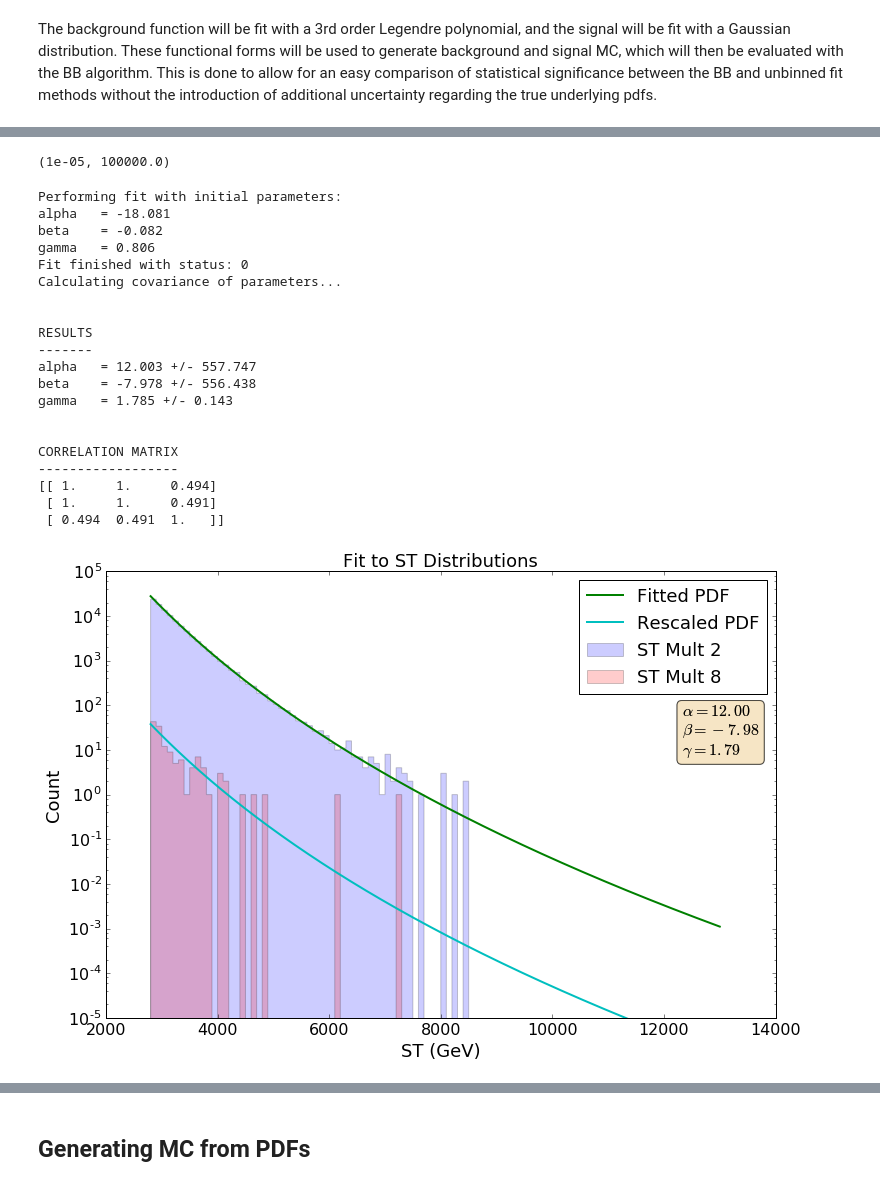
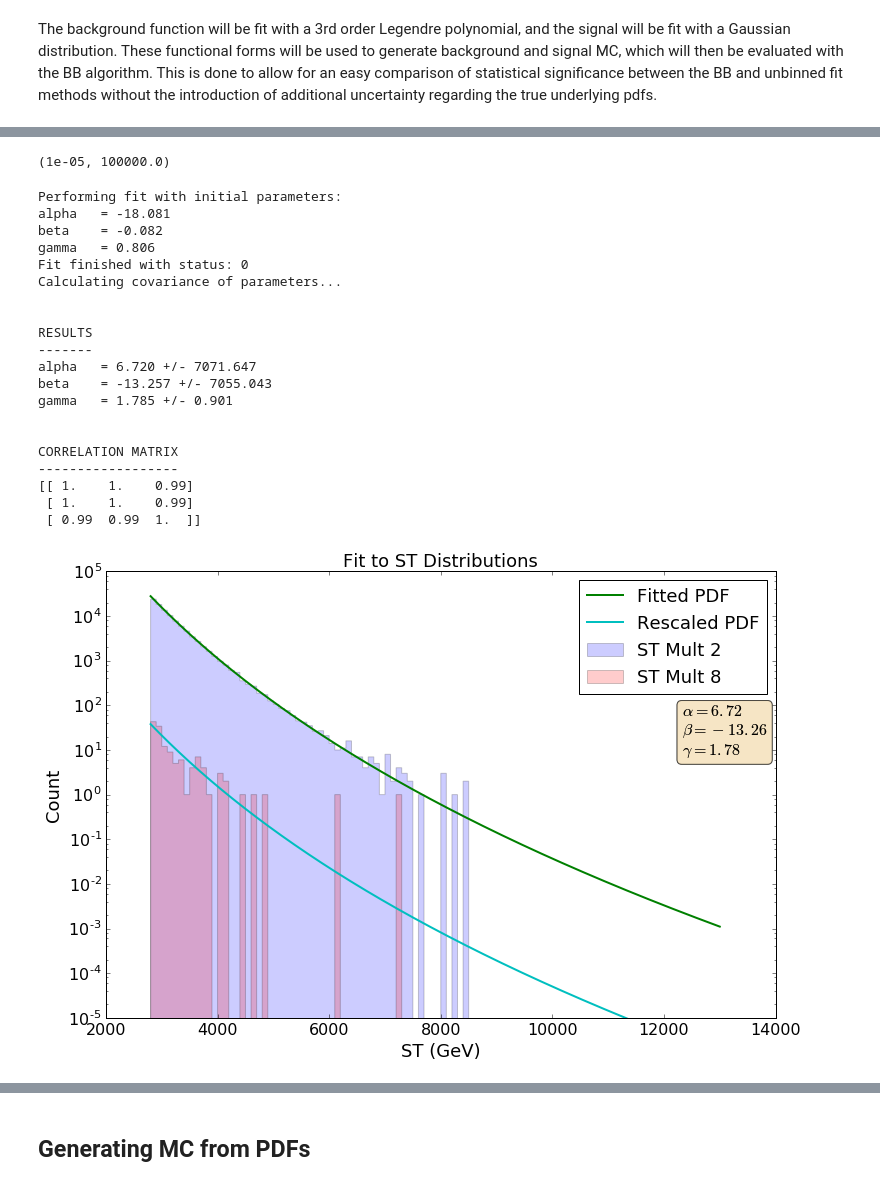
Before and after one commit to pollackscience/BayesianBlocks, a Jupyter notebook: bb/hep/bh_writeup.ipynb, the cells around one changed output, grey strips where cells are left out. Saved outputs shown, nothing was run; the diff lists cells and outputs as text; code cells hidden in the pictures.

```diff
--- a/bb/hep/bh_writeup.ipynb
+++ b/bb/hep/bh_writeup.ipynb
@@ -55,43 +55,43 @@ ax.set_ylim(ymin=0.1)
 # %%
 bg_model = ff.Model(bh_tools.bg_pdf, ['alpha', 'beta', 'gamma'])
-bg_model.set_bounds([(-20, 20), (-10, 10), (-10,10)])
+bg_model.set_bounds([(-200, 200), (-100, 100), (-100,100)])
 #bg_model.set_bounds([(-200, 200), (-100,100)])
 bg_fitter = ff.NLLFitter(bg_model, data_bg_mul2, min_algo='SLSQP')
 bg_result = bg_fitter.fit([-1.80808e+01, -8.21174e-02, 8.06289e-01])
 #bg_result = bg_fitter.fit([-1.80808e+01, 8.06289e-01])
 
 textstr = (r'$\alpha={0:.2f}$''\n'r'$\beta={1:.2f}$''\n'r'$\gamma={2:.2f}$').format(*bg_result.x)
 #textstr = ('$a_1={0:.2f}$\n$a_2={1:.2f}$').format(*bg_result.x)
 ax = make_fit_plot(data_bg_mul2, 102, (2800, 13000), functools.partial(bh_tools.bg_pdf, a=bg_result.x),
         'Fit to ST Distributions', textstr = textstr, hist_label='ST Mult 2', pdf_label='Fitted PDF')
 ax = make_fit_plot(data_bg_mul8, 102, (2800, 13000), functools.partial(bh_tools.bg_pdf, a=bg_result.x),
         'Fit to ST Distributions', textstr = textstr, ax=ax, hist_label='ST Mult 8', pdf_label='Rescaled PDF',
                   xlabel='ST (GeV)')
 ax.set_yscale("log", nonposy='clip')
 ax.set_ylim(ymin=0.00001)
 # %% [output]
 (1e-05, 100000.0)
 Performing fit with initial parameters:
 alpha   = -18.081
 beta    = -0.082
 gamma   = 0.806
 Fit finished with status: 0
 Calculating covariance of parameters...
 
 
 RESULTS
 -------
-alpha   = 12.003 +/- 557.747
-beta    = -7.978 +/- 556.438
-gamma   = 1.785 +/- 0.143
+alpha   = 6.720 +/- 7071.647
+beta    = -13.257 +/- 7055.043
+gamma   = 1.785 +/- 0.901
 
 
 CORRELATION MATRIX
 ------------------
-[[ 1.     1.     0.494]
- [ 1.     1.     0.491]
- [ 0.494  0.491  1.   ]]
+[[ 1.    1.    0.99]
+ [ 1.    1.    0.99]
+ [ 0.99  0.99  1.  ]]
-[figure, old version]
+[figure, new version]
 # %%
 sig_model = ff.Model(hgg_tools.sig_pdf, ['mu', 'sigma'])
 sig_model.set_bounds([(110, 130), (1, 5)])
```
Also changed, not shown: parts of 15 cells of this notebook, 1 other file.
